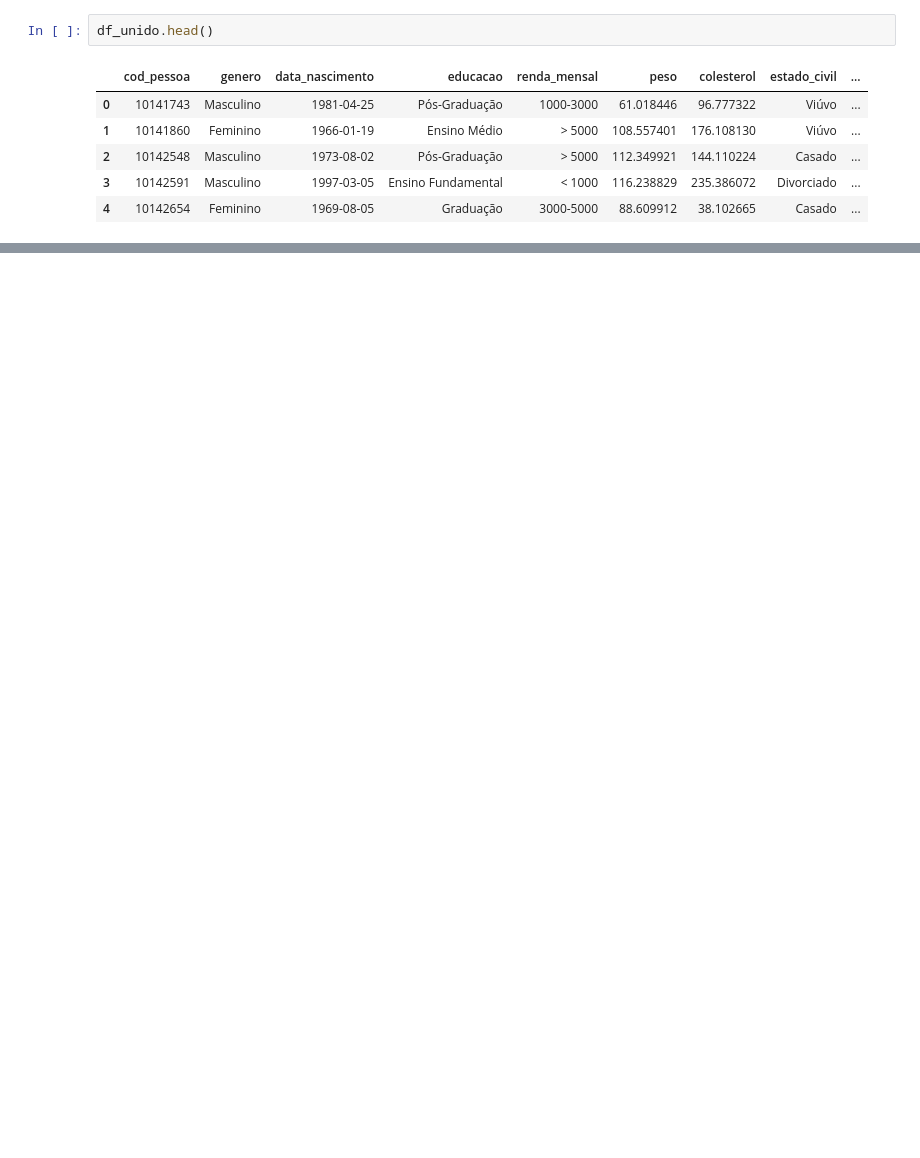
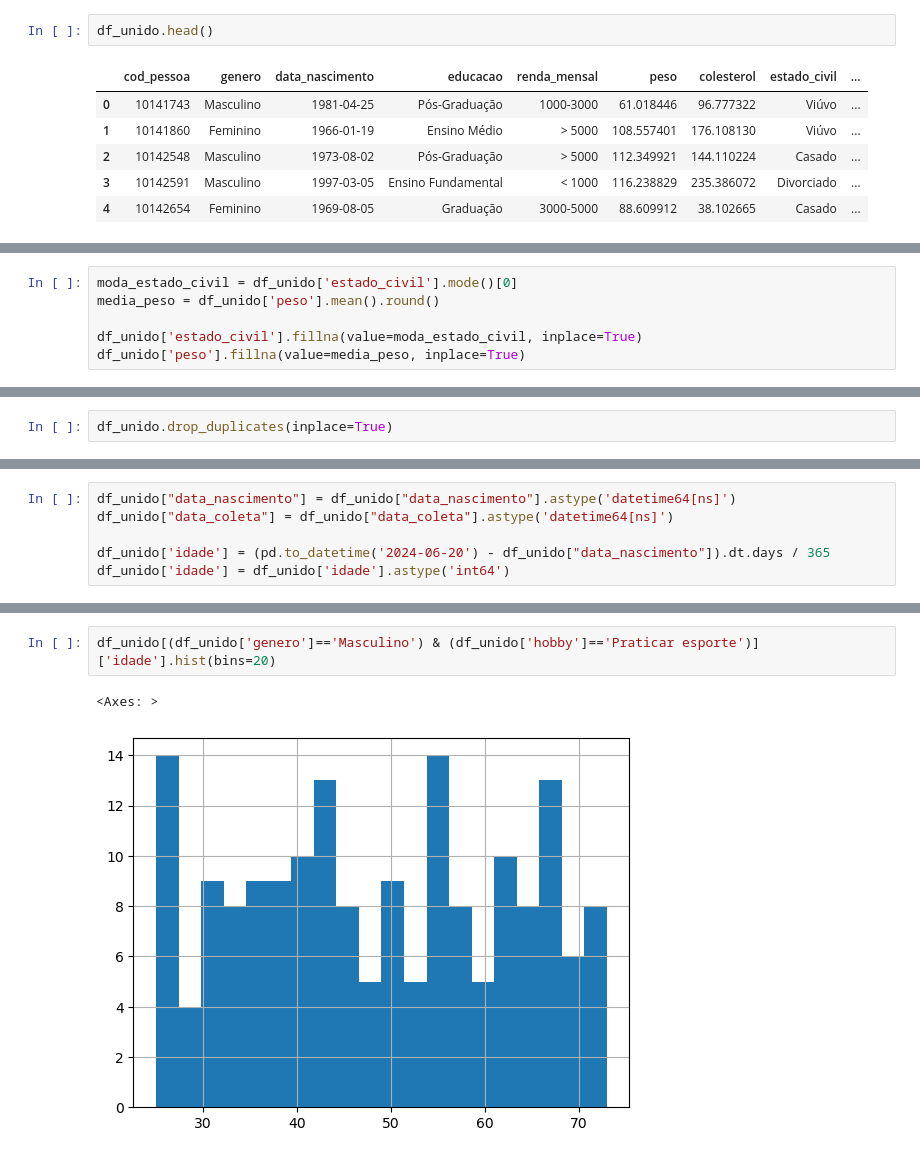
Before and after one commit to allysonbarros/xpe_desafio_final_bootcamp_arquiteto_bigdata, a Jupyter notebook: DesafioFinal.ipynb, the cells around one changed output, grey strips where cells are left out. Drawn from its saved outputs; the diff is of its cells as text; blank space fills up the shorter version.

```diff
--- a/DesafioFinal.ipynb
+++ b/DesafioFinal.ipynb
@@ -78,0 +84,6 @@ memory usage: 257.4+ KB
+# %%
+moda_estado_civil = df_unido['estado_civil'].mode()[0]
+media_peso = df_unido['peso'].mean().round()
+
+df_unido['estado_civil'].fillna(value=moda_estado_civil, inplace=True)
+df_unido['peso'].fillna(value=media_peso, inplace=True)
@@ -78,0 +94,2 @@ memory usage: 257.4+ KB
+# %%
+df_unido.drop_duplicates(inplace=True)
@@ -78,0 +116,6 @@ memory usage: 257.4+ KB
+# %%
+df_unido["data_nascimento"] = df_unido["data_nascimento"].astype('datetime64[ns]')
+df_unido["data_coleta"] = df_unido["data_coleta"].astype('datetime64[ns]')
+
+df_unido['idade'] = (pd.to_datetime('2024-06-20') - df_unido["data_nascimento"]).dt.days / 365
+df_unido['idade'] = df_unido['idade'].astype('int64')
@@ -78,0 +240,5 @@ memory usage: 257.4+ KB
+# %%
+df_unido[(df_unido['genero']=='Masculino') & (df_unido['hobby']=='Praticar esporte')]['idade'].hist(bins=20)
+# %% [output]
+<Axes: >
+[figure, added]
```
Also changed, not shown: parts of 20 cells of this notebook.
